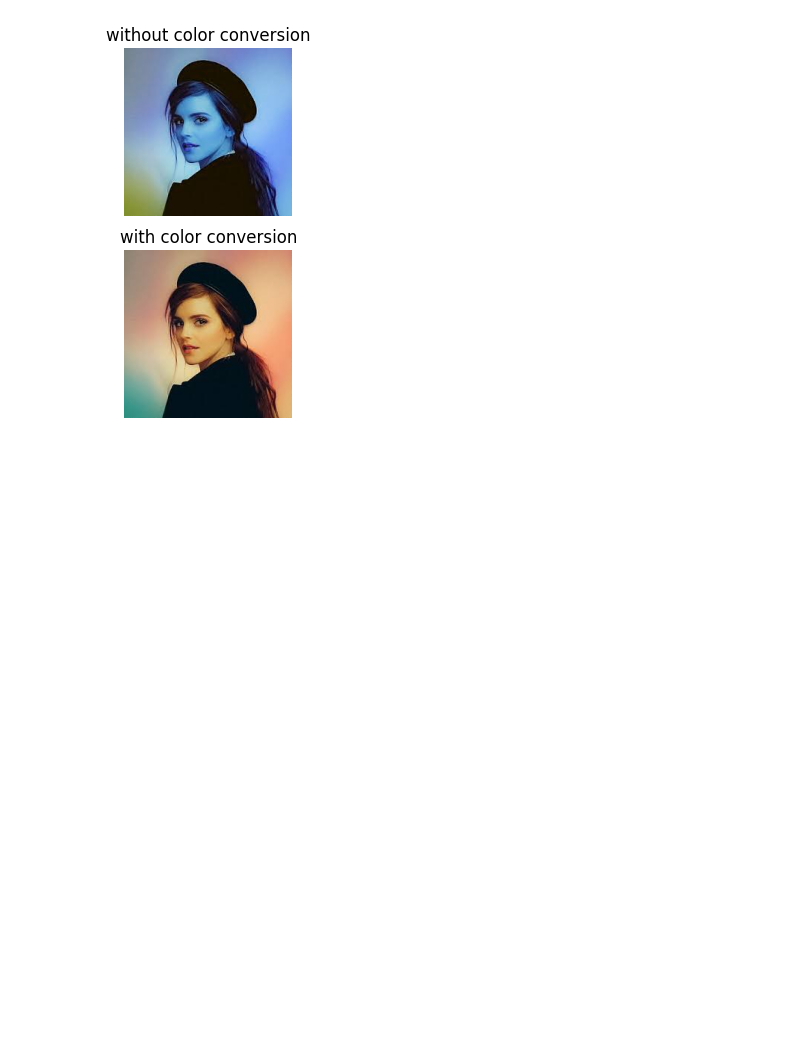
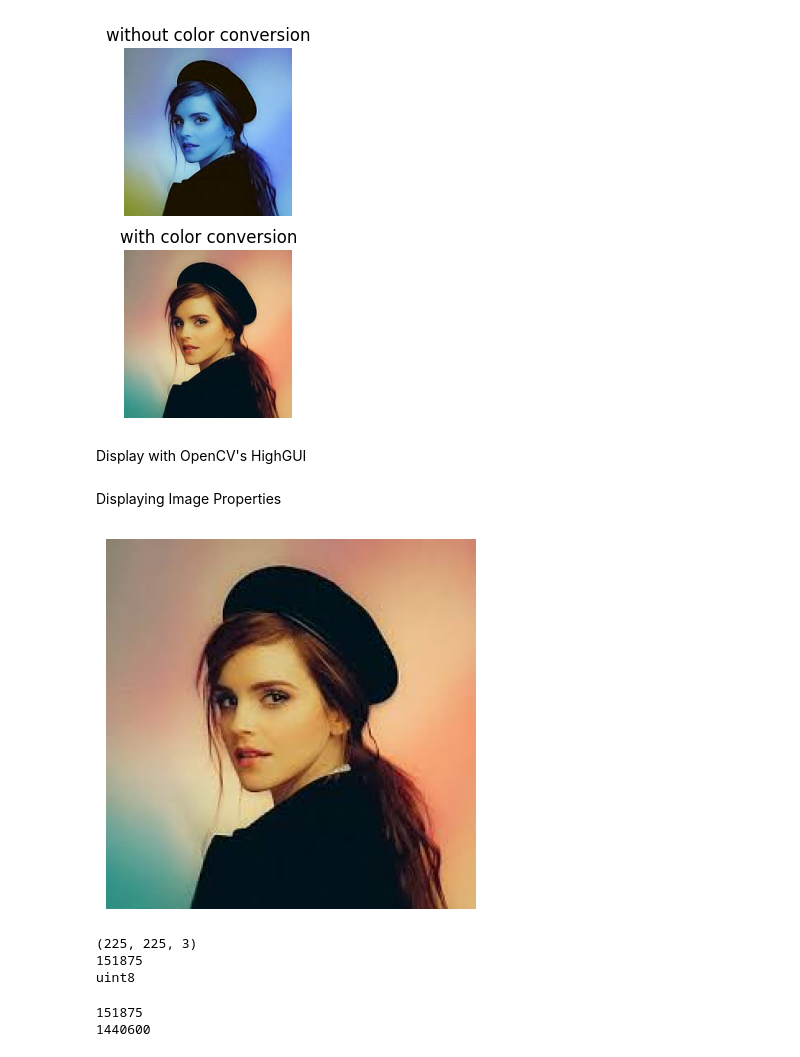
Before and after one commit to ywchanna2001/Computer-Vision, a Jupyter notebook: Grayscale_Image.ipynb, the cells around one changed output. Saved outputs shown, nothing was run; the diff lists cells and outputs as text; code cells hidden in the pictures; blank space fills up the shorter version.

```diff
--- a/Grayscale_Image.ipynb
+++ b/Grayscale_Image.ipynb
@@ -60,2 +76,4 @@ cv.imshow('image', img)
 cv.waitKey(0)
 cv.destroyAllWindows()
+# %% [markdown]
+Display with OpenCV's HighGUI
@@ -61,0 +88,26 @@ cv.destroyAllWindows()
+# %% [markdown]
+Displaying Image Properties
+# %%
+%matplotlib inline
+import cv2 as cv
+import matplotlib.pyplot as plt
+img = cv.imread('media\emma.jfif',cv.IMREAD_COLOR)
+img = cv.cvtColor(img, cv.COLOR_BGR2RGB)
+fig, ax = plt.subplots()
+ax.imshow(img)
+ax.axis('off')
+plt.show()
+print(img.shape)
+print(img.size)
+print(img.dtype)
+# %% [output]
+[figure, added]
+(225, 225, 3)
+151875
+uint8
+# %%
+print(225*225*3)
+print(490*980*3)
+# %% [output]
+151875
+1440600
```
Also changed, not shown: parts of 10 cells of this notebook, 1 other file.
